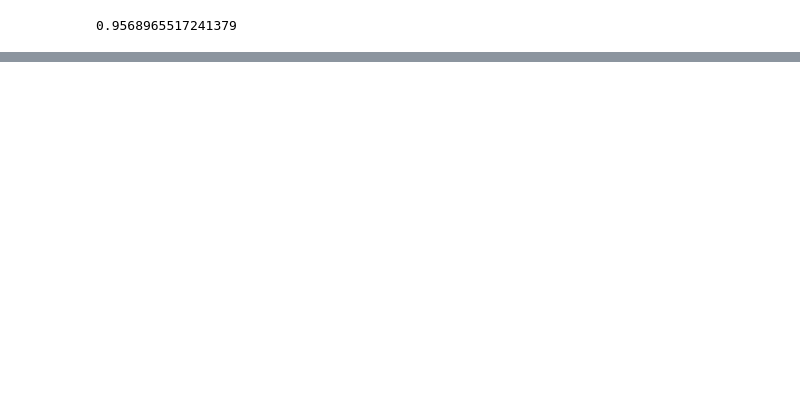
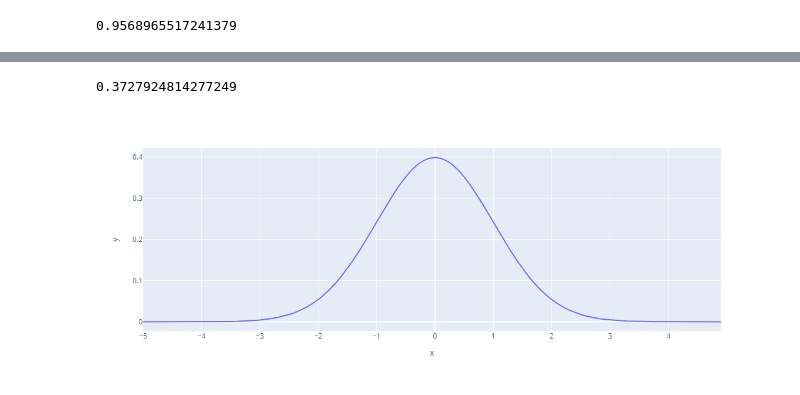
Before and after one commit to nju-luke/inves, a Jupyter notebook: analysis.ipynb, the cells around one changed output, grey strips where cells are left out. Drawn from its saved outputs; the diff is of its cells as text; code cells hidden in the pictures; blank space fills up the shorter version.

```diff
--- a/analysis.ipynb
+++ b/analysis.ipynb
@@ -189,0 +219,3 @@ sum(y_ == y)/len(y)
+# %%
+def N(x, mu, sigma):
+    return 1/(sigma*np.sqrt(2*np.pi)) * np.exp(-(x-mu)**2/2/sigma**2)
@@ -189,0 +246,12 @@ sum(y_ == y)/len(y)
+# %%
+np.sqrt(-0.8**2 / 2/np.log(0.1))
+# %% [output]
+0.3727924814277249
+# %%
+x = np.arange(100)*0.1 - 5
+y1 = N(x,0,1)
+y2 = np.exp(-x**2/0.372**2)
+# %%
+px.line(x=x,y=y1)
+# %% [output]
+[figure, added]
```
Also changed, not shown: parts of 13 cells of this notebook, 3 other files.
